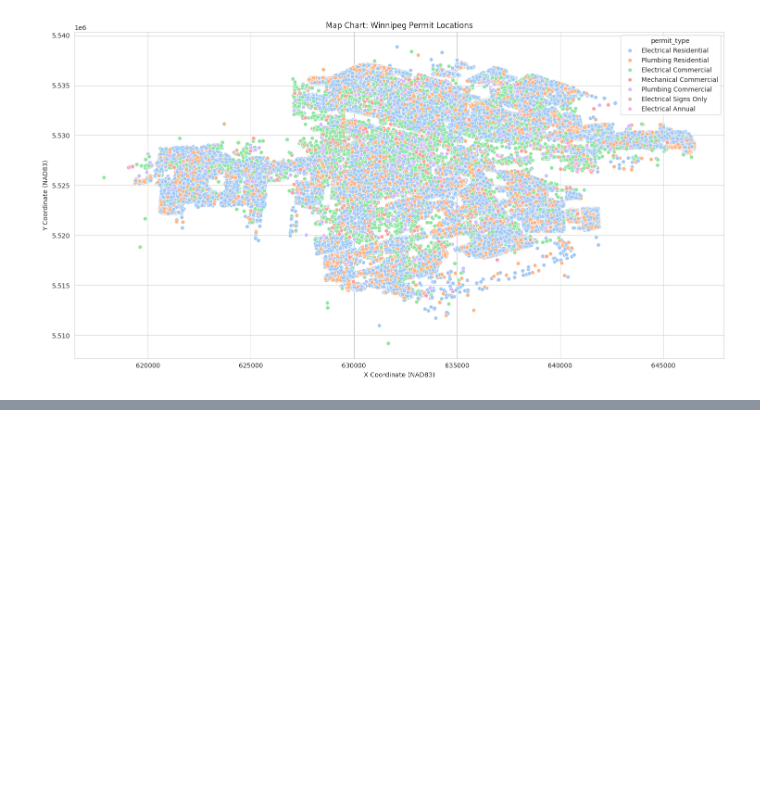
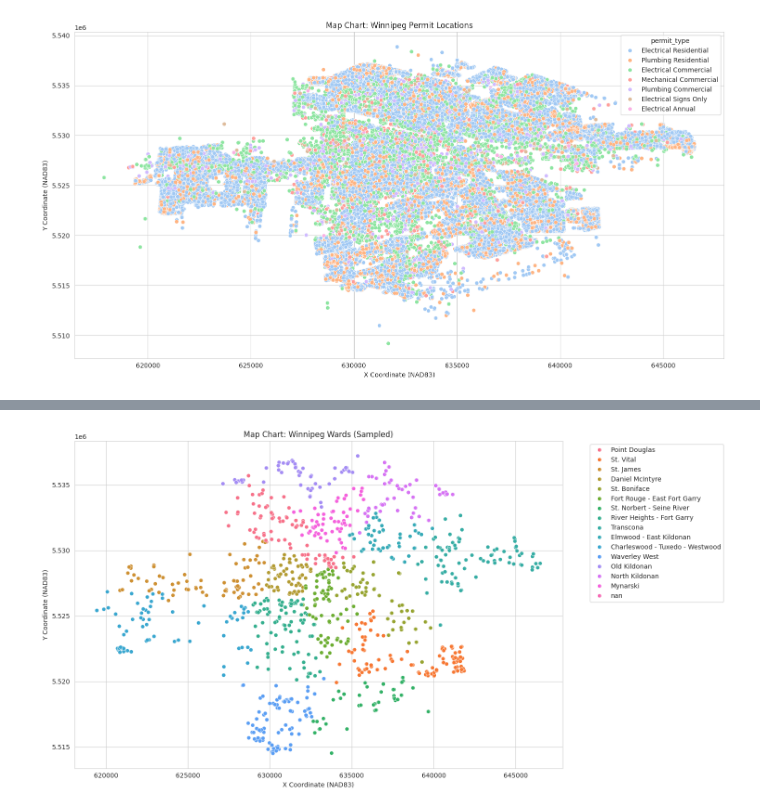
Before and after one commit to FVargasData/wpgPermits, a Jupyter notebook: Datathon2025.ipynb, the cells around one changed output, grey strips where cells are left out. Cells and saved outputs as stored; diff of their text form; code cells hidden in the pictures; blank space fills up the shorter version.

```diff
--- a/Datathon2025.ipynb
+++ b/Datathon2025.ipynb
@@ -268,0 +492,84 @@ explore_data(df_processed)
+# %%
+if "x_coordinate_nad83" in df_processed.columns and "y_coordinate_nad83" in df_processed.columns:
+    # Plotting by wards
+    plt.figure(figsize=(15, 8))
+    sns.scatterplot(data=df_processed.sample(n=1000, random_state=42),
+                    x="x_coordinate_nad83", y="y_coordinate_nad83",
+                    hue="ward", legend="brief")
+    plt.xlabel("X Coordinate (NAD83)")
+    plt.ylabel("Y Coordinate (NAD83)")
+    plt.title("Map Chart: Winnipeg Wards (Sampled)")
+    plt.legend(bbox_to_anchor=(1.05, 1), loc='upper left') #legend outside
+    plt.tight_layout()
+    plt.show()
+
+    plt.figure(figsize=(0.1,0.1)) #space between plots
+    plt.show()
+
+    # Plotting by neighborhood name
+    plt.figure(figsize=(15, 8))
+    sns.scatterplot(data=df_processed.sample(n=1000, random_state=42),
+                    x="x_coordinate_nad83", y="y_coordinate_nad83",
+                    hue="neighbourhood_name", legend="brief")
+    plt.xlabel("X Coordinate (NAD83)")
+    plt.ylabel("Y Coordinate (NAD83)")
+    plt.title("Map Chart: Winnipeg Neighborhoods (Sampled)")
+    plt.legend(bbox_to_anchor=(1.05, 1), loc='upper left') #legend outside
+    plt.tight_layout()
+    plt.show()
+
+    plt.figure(figsize=(0.1,0.1)) #space between plots
+    plt.show()
+
+    # Plotting permit types
+    plt.figure(figsize=(15, 8))
+    sns.scatterplot(data=df_processed.sample(n=1000, random_state=42),
+                    x="x_coordinate_nad83", y="y_coordinate_nad83",
+                    hue="permit_type", legend="brief")
+    plt.xlabel("X Coordinate (NAD83)")
+    plt.ylabel("Y Coordinate (NAD83)")
+    plt.title("Map Chart: Winnipeg Permit Types (Sampled)")
+    plt.legend(bbox_to_anchor=(1.05, 1), loc='upper left') #legend outside
+    plt.tight_layout()
+    plt.show()
+
+# Prediction trends of permit types per quarter
+plt.figure(figsize=(15, 6))
+sns.countplot(data=df_processed, x="quarter_year", hue="permit_type")
+plt.xticks(rotation=45)
+plt.title("Trend of Permit Types per Quarter")
+plt.xlabel("Quarter-Year")
+plt.ylabel("Number of Permits")
+plt.legend(bbox_to_anchor=(1.05, 1), loc='upper left') #legend outside
+plt.tight_layout()
+plt.show()
+
+plt.figure(figsize=(0.1,0.1)) #space between plots
+plt.show()
+
+# Prediction trends of permit types per ward
+plt.figure(figsize=(15, 6))
+sns.countplot(data=df_processed, x="ward", hue="permit_type")
+plt.xticks(rotation=45)
+plt.title("Trend of Permit Types per Ward")
+plt.xlabel("Ward")
+plt.ylabel("Number of Permits")
+plt.legend(bbox_to_anchor=(1.05, 1), loc='upper left') #legend outside
+plt.tight_layout()
+plt.show()
+
+plt.figure(figsize=(0.1,0.1)) #space between plots
+plt.show()
+
+# Prediction trends of permit types per neighborhood
+plt.figure(figsize=(15, 6))
+sns.countplot(data=df_processed, x="neighbourhood_name", hue="permit_type")
+plt.xticks(rotation=45, ha='right') #rotate and allign right for better fit.
+plt.title("Trend of Permit Types per Neighborhood")
+plt.xlabel("Neighborhood")
+plt.ylabel("Number of Permits")
+plt.legend(bbox_to_anchor=(1.05, 1), loc='upper left') #legend outside
+plt.tight_layout()
+plt.show()
+# %% [output]
+[figure, added]
```
Also changed, not shown: parts of 12 cells of this notebook.
